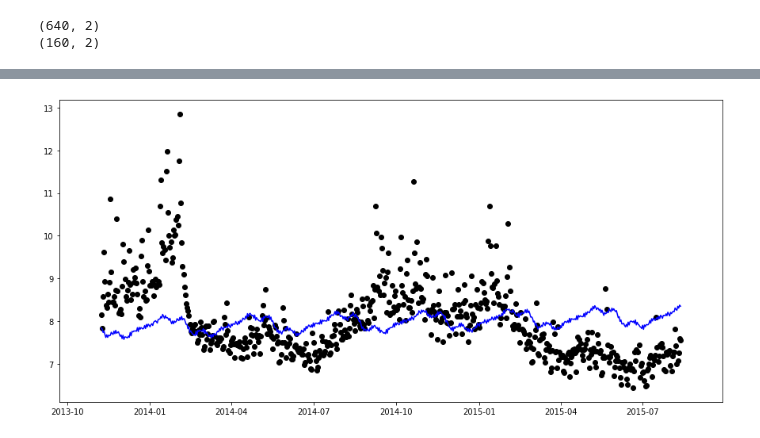
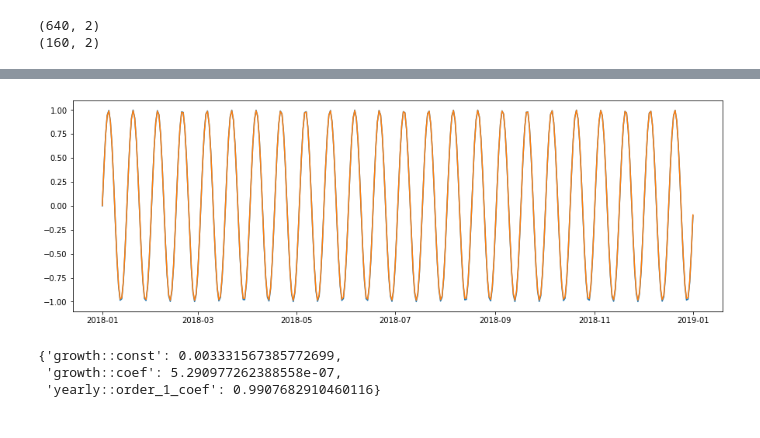
Before and after one commit to bshabashFD/Chronos, a Jupyter notebook: prototype.ipynb, the cells around one changed output, grey strips where cells are left out. Saved outputs shown, nothing was run; the diff lists cells and outputs as text; code cells hidden in the pictures.

```diff
--- a/prototype.ipynb
+++ b/prototype.ipynb
@@ -32,0 +37,9 @@ import Chronos
+# %%
+def make_train_df():
+    y_data = pd.date_range('2018-01-01', '2019-01-01').astype(np.int64)/(1e9*60*60)
+    y_data = y_data - y_data.min()
+
+    train_df = np.sin(np.arange(1,100))
+    train_df = pd.DataFrame(data={"ds": pd.date_range('2018-01-01', '2019-01-01'),
+                                  "y" : np.sin(y_data*2*math.pi/365.25)})
+    return train_df
@@ -33,7 +69,9 @@ import Chronos
 # %%
 importlib.reload(Chronos)
-my_cr = Chronos.Chronos(G=400,
-                        p_m= 0.1,
-                        r_m = 0.1,
-                        yearly_seasonality=5,
-                        monthly_seasonality=5)
+train_df = make_train_df()
+my_cr = Chronos.Chronos(G=1000,
+                        p_m= 0.3,
+                        r_m = 0.4,
+                        yearly_seasonality=1,
+                        monthly_seasonality=1)
+my_cr = my_cr.fit(train_df)
@@ -40,2 +84,0 @@ my_cr = Chronos.Chronos(G=400,
-# %%
-my_cr = my_cr.fit(df_train)
@@ -80,0 +85,3 @@ CHRONOS_MSE(predict_df['y'], predict_df['yhat'])
+# %%
+result_df = my_cr.predict(train_df)
+result_df.head()
@@ -81,7 +95,11 @@ CHRONOS_MSE(predict_df['y'], predict_df['yhat'])
 # %%
-plt.figure(figsize=(15,7))
-plt.scatter(predict_df['ds'], predict_df['y'], c="black")
-plt.plot(predict_df['ds'], predict_df['yhat'], c="blue")
-plt.show();
+plt.figure(figsize=(15,5))
+plt.plot(result_df['ds'], result_df['y'])
+plt.plot(result_df['ds'], result_df['yhat'])
+plt.show()
+my_cr.get_params()
 # %% [output]
-[figure, old version]
+[figure, new version]
+{'growth::const': 0.003331567385772699,
+ 'growth::coef': 5.290977262388558e-07,
+ 'yearly::order_1_coef': 0.9907682910460116}
```
Also changed, not shown: parts of 14 cells of this notebook, 1 other file.
